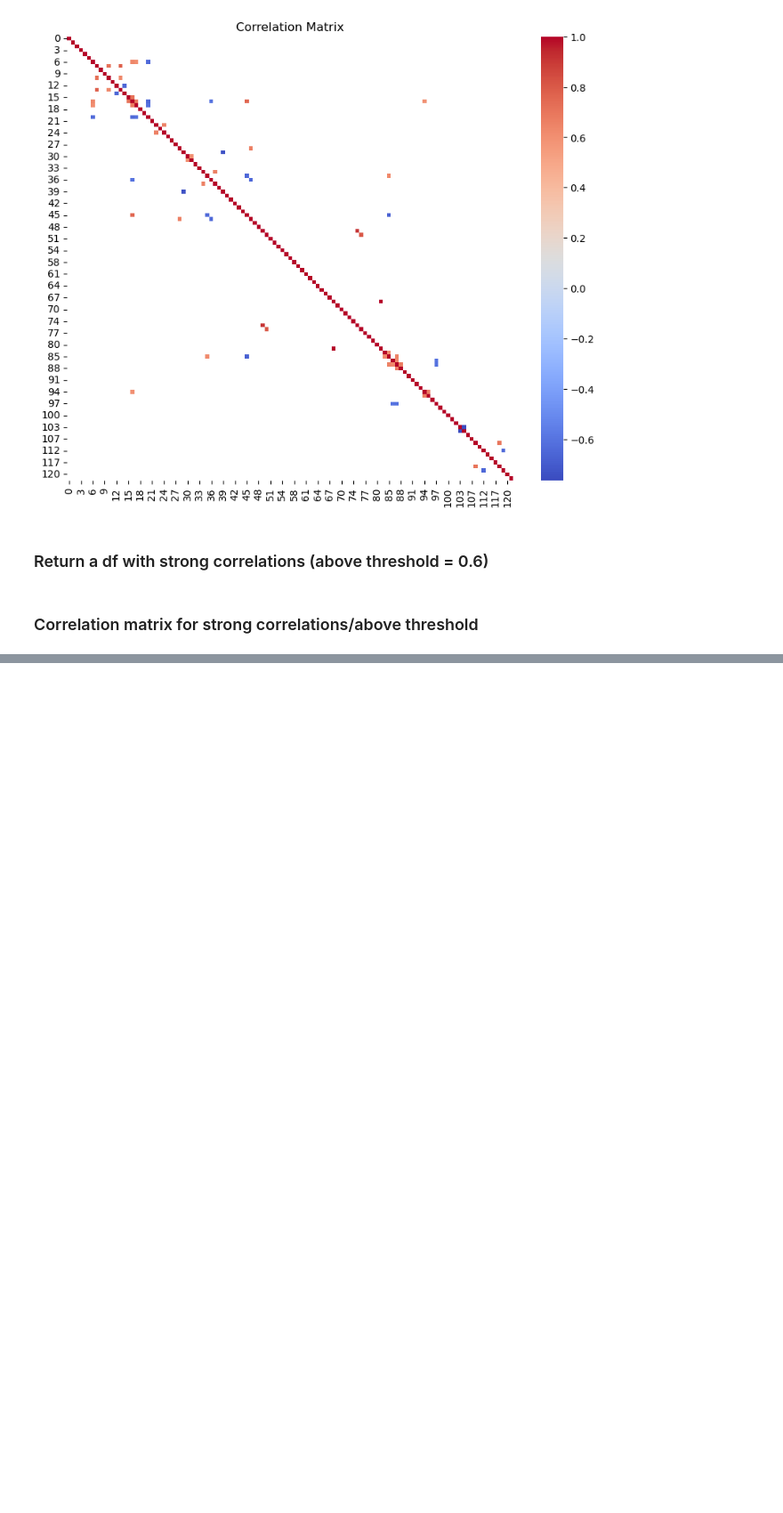
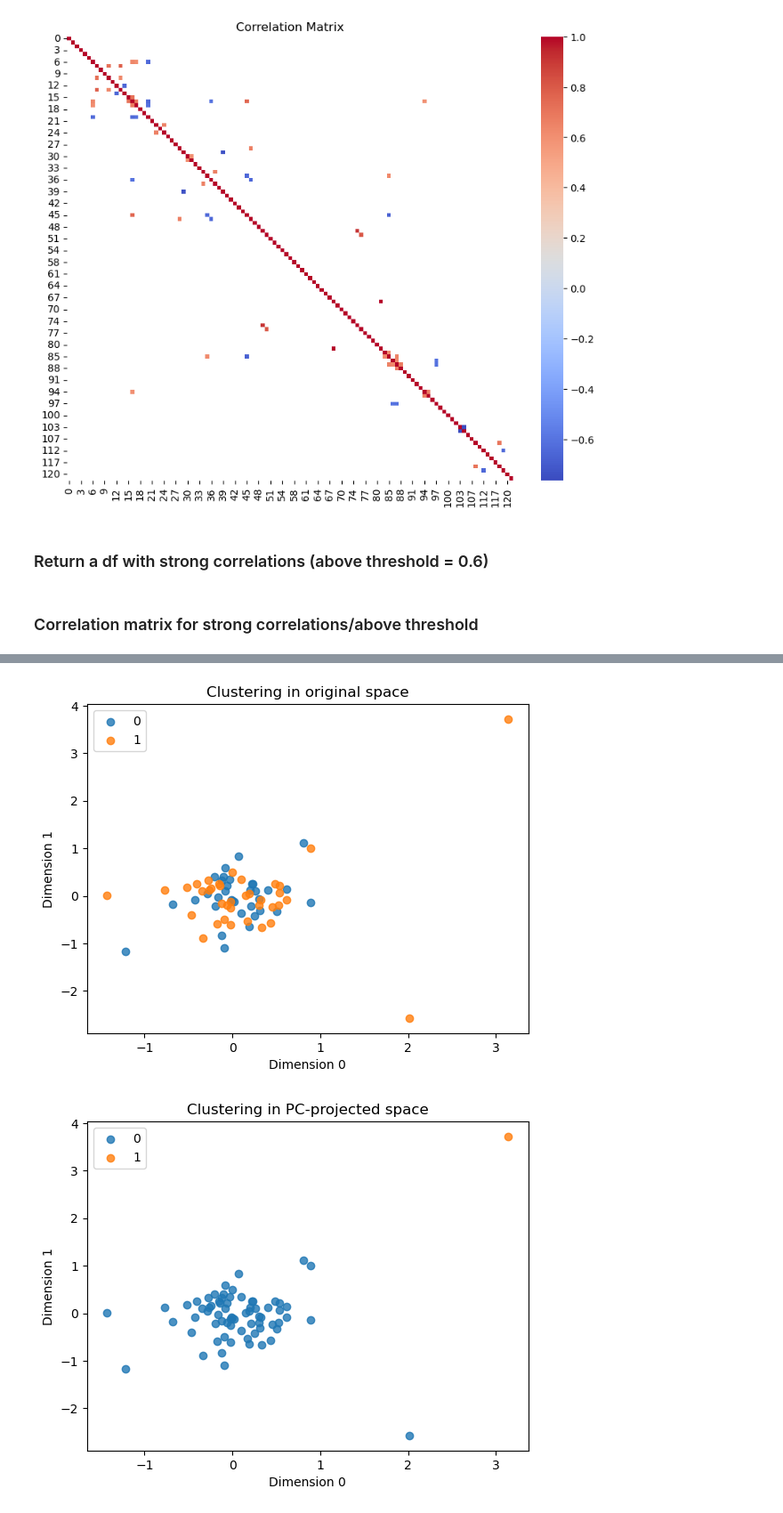
Before and after one commit to msokol99/Wellbeing-data-analysis, a Jupyter notebook: data-analysis.ipynb, the cells around one changed output, grey strips where cells are left out. Shown at 89% size. Drawn from its saved outputs; the diff is of its cells as text; code cells hidden in the pictures; blank space fills up the shorter version.

```diff
--- a/data-analysis.ipynb
+++ b/data-analysis.ipynb
@@ -688,0 +951,22 @@ with plt.style.context(('ggplot')):
+# %%
+# this cell shows usage of PCA and exemplifies that there is some non-deterministic shenanigans
+
+# We want to use the socio-demographic information for analyzing the emerging groups later
+not_social_data=df_imputed[df_imputed.columns.difference(keys)]
+components=pca_np(not_social_data.T)
+
+pca_transformed_data = components.T @ not_social_data
+
+log, labels=kmeans(not_social_data, 2, 1)
+
+log_, labels_=kmeans(pca_transformed_data, 2, 1)
+
+# We do the plotting in PC-space, so that not tons of points are on top of each other
+plot_clusters(pca_transformed_data,labels, title="Clustering in original space")
+plot_clusters(pca_transformed_data,labels_, title="Clustering in PC-projected space")
+
+plot_clusters(pca_transformed_data,labels, dims=(2,3), title="Clustering in original space")
+plot_clusters(pca_transformed_data,labels_, dims=(2,3), title="Clustering in PC-projected space")
+# %% [output]
+[figure, added]
+[figure, added]
```
Also changed, not shown: parts of 60 cells of this notebook, 4 other files.
